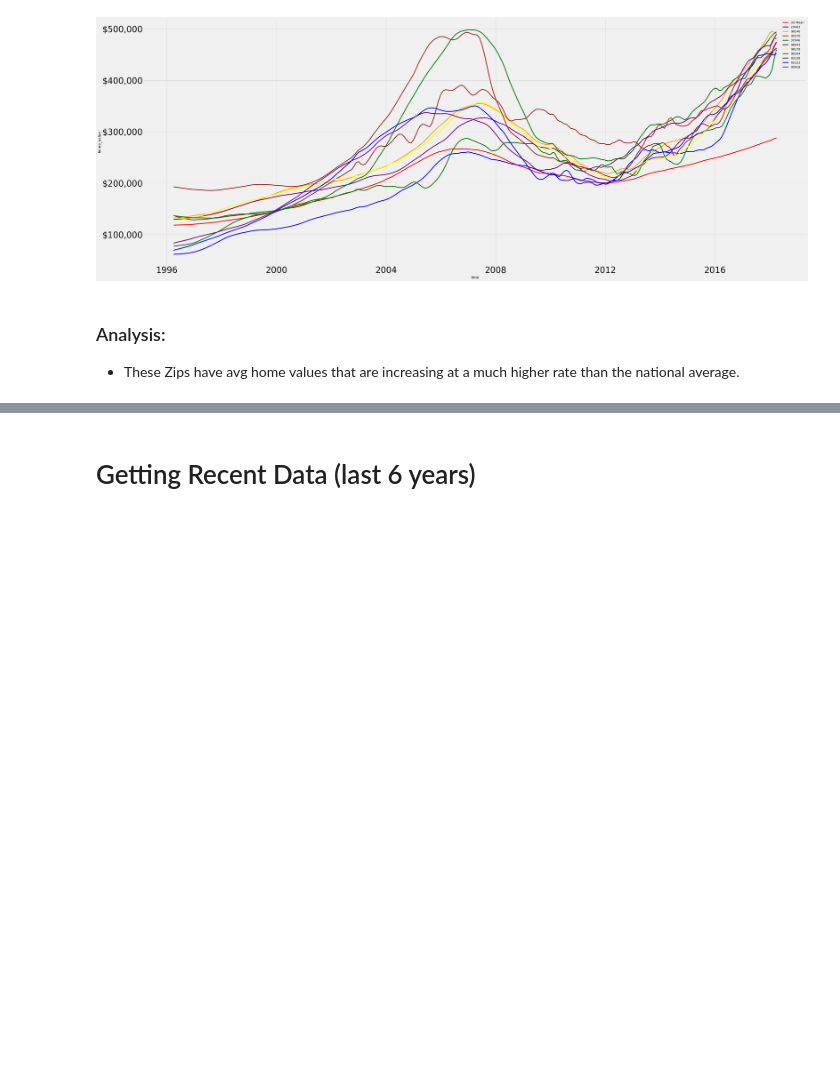
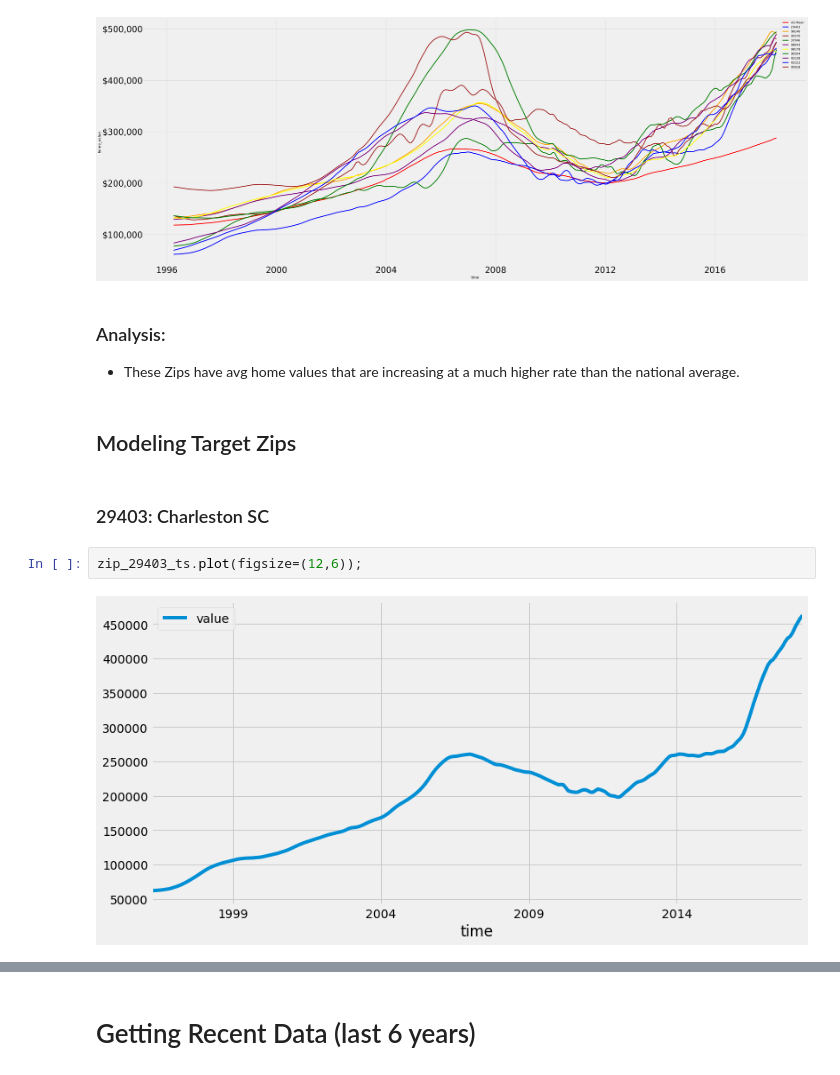
Before and after one commit to jxn628/dsc-phase-4-project-1, a Jupyter notebook: student.ipynb, the cells around one changed output, grey strips where cells are left out. Drawn from its saved outputs; the diff is of its cells as text; blank space fills up the shorter version.

```diff
--- a/student.ipynb
+++ b/student.ipynb
@@ -591,3 +591,11 @@ plt.show();
 # %% [markdown]
 ### Analysis:
 - These Zips have avg home values that are increasing at a much higher rate than the national average.
+# %% [markdown]
+## Modeling Target Zips
+# %% [markdown]
+### 29403: Charleston SC
+# %%
+zip_29403_ts.plot(figsize=(12,6));
+# %% [output]
+[figure, added]
```
Also changed, not shown: parts of 8 cells of this notebook.
